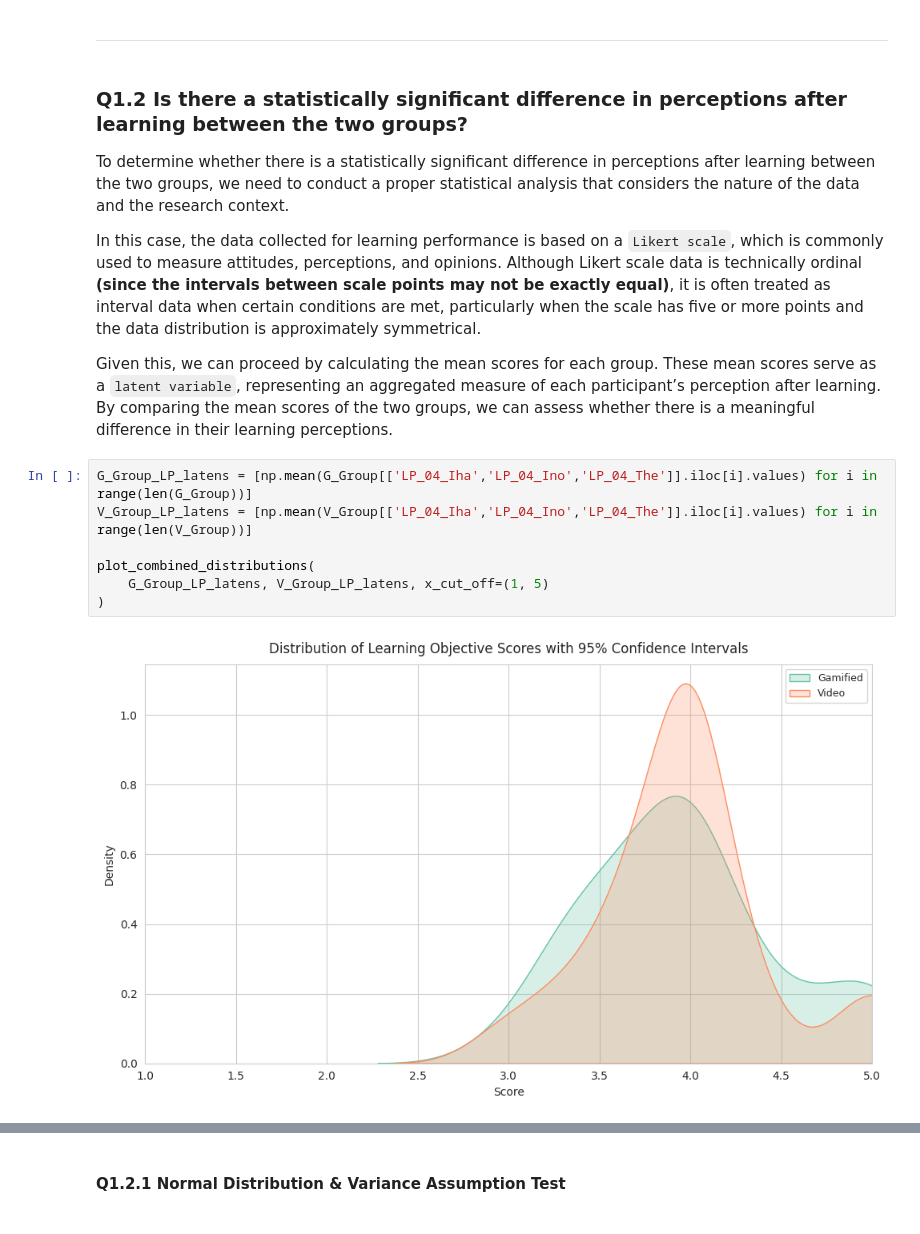
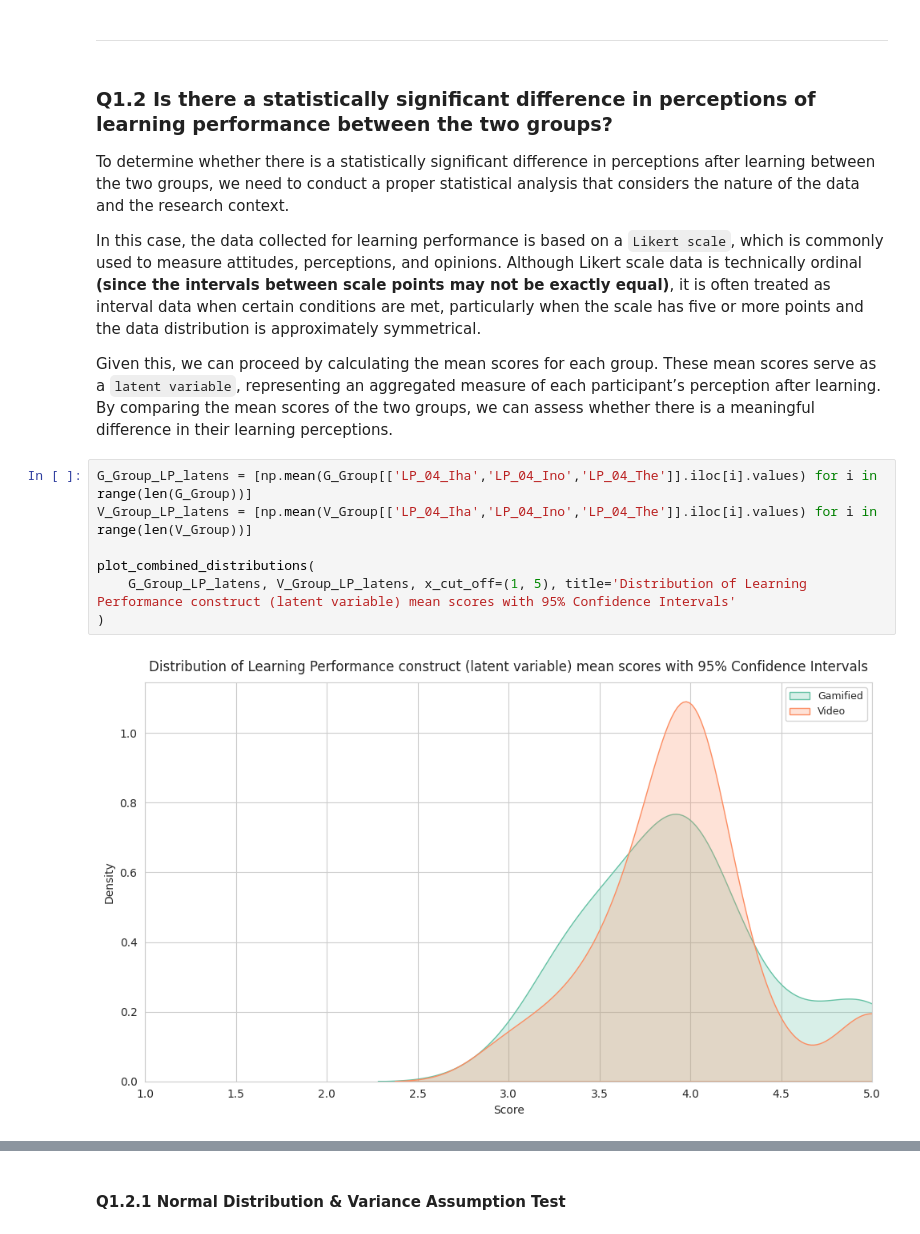
Before and after one commit to fredcatameo/DATA606_FinalProject, a Jupyter notebook: DATA606_FinalProject.ipynb, the cells around one changed output, grey strips where cells are left out. Drawn from its saved outputs; the diff is of its cells as text.

```diff
--- a/DATA606_FinalProject.ipynb
+++ b/DATA606_FinalProject.ipynb
@@ -649,7 +649,7 @@ Although the mean of the two groups is different and the gamified group has a hi
 # %% [markdown]
 ---
 # %% [markdown]
-### <a name="Q1.2"></a>Q1.2 Is there a statistically significant difference in perceptions after learning between the two groups?
+### <a name="Q1.2"></a>Q1.2 Is there a statistically significant difference in perceptions of learning performance between the two groups?
 
 To determine whether there is a statistically significant difference in perceptions after learning between the two groups, we need to conduct a proper statistical analysis that considers the nature of the data and the research context.
 
@@ -659,10 +659,10 @@ Given this, we can proceed by calculating the mean scores for each group. These
 # %%
 G_Group_LP_latens = [np.mean(G_Group[['LP_04_Iha','LP_04_Ino','LP_04_The']].iloc[i].values) for i in range(len(G_Group))]
 V_Group_LP_latens = [np.mean(V_Group[['LP_04_Iha','LP_04_Ino','LP_04_The']].iloc[i].values) for i in range(len(V_Group))]
 
 plot_combined_distributions(
-    G_Group_LP_latens, V_Group_LP_latens, x_cut_off=(1, 5)
+    G_Group_LP_latens, V_Group_LP_latens, x_cut_off=(1, 5), title='Distribution of Learning Performance construct (latent variable) mean scores with 95% Confidence Intervals'
 )
 # %% [output]
-[figure, old version]
+[figure, new version]
 # %%
```
Also changed, not shown: parts of 18 cells of this notebook.
